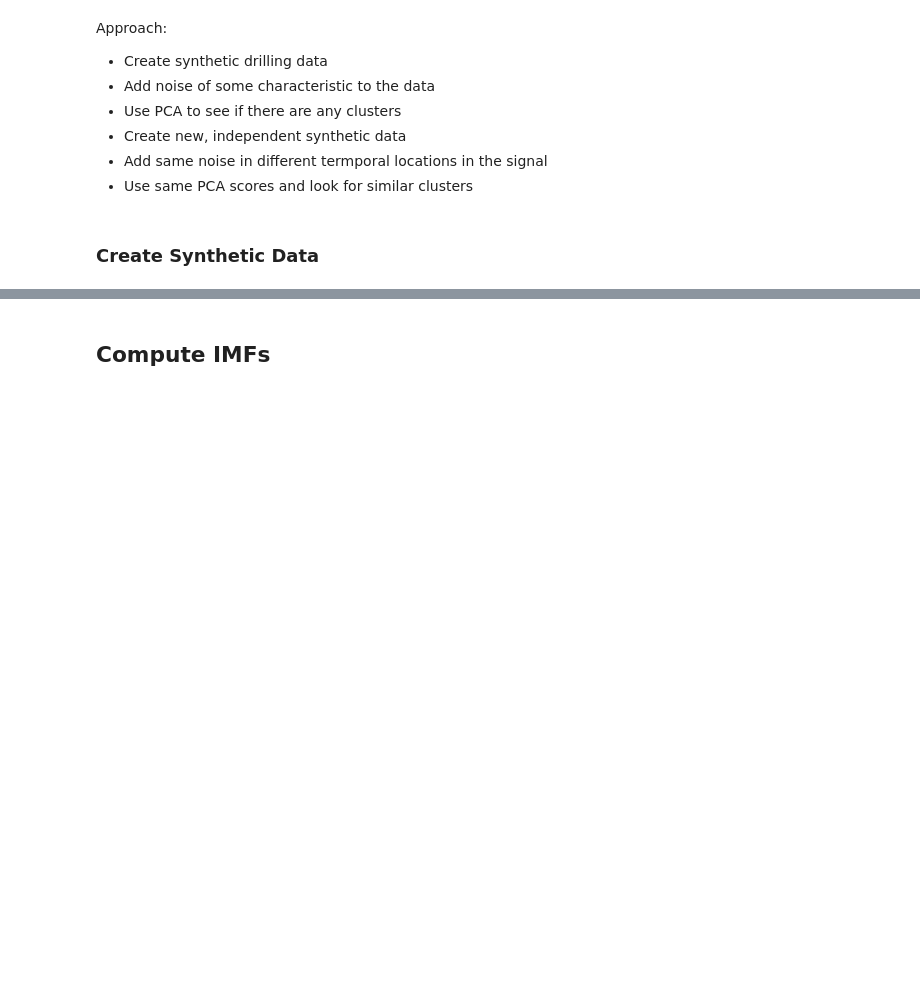
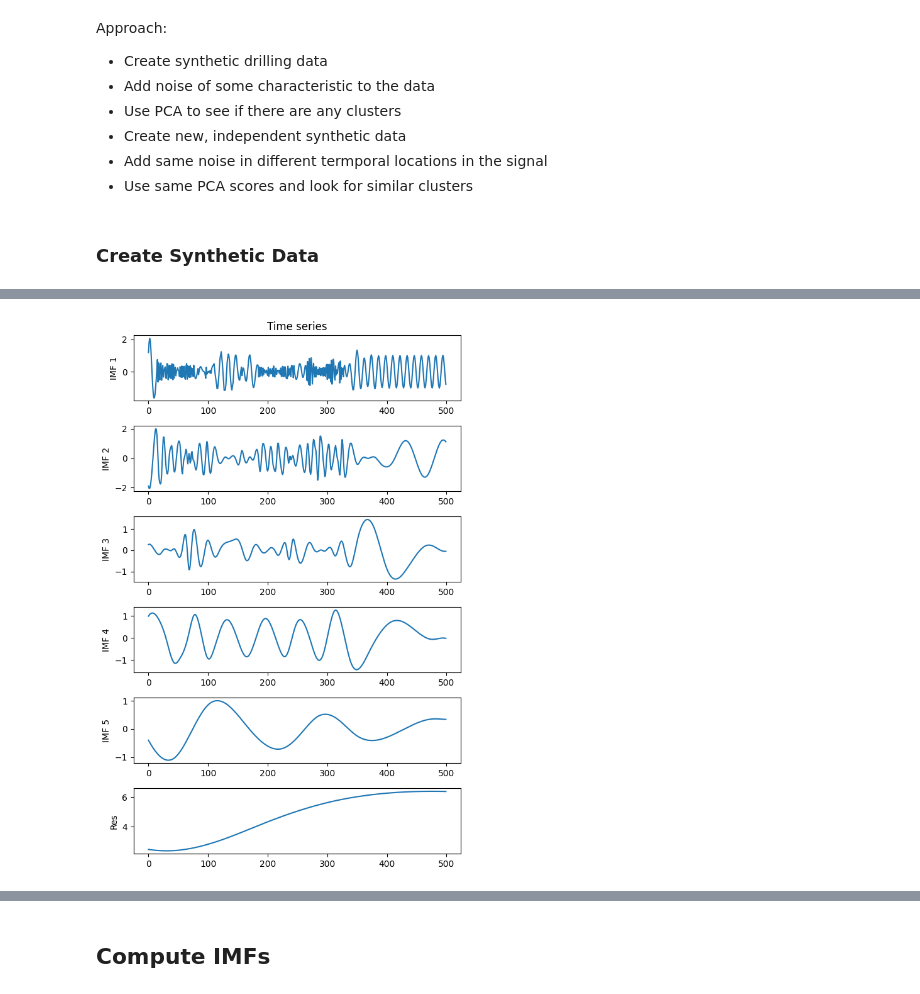
Before and after one commit to emilhaugstvedt/sparsity, a Jupyter notebook: pre_thesis/feature_extraction_drilling/feature_extraction_synthetic.ipynb, the cells around one changed output, grey strips where cells are left out. Saved outputs shown, nothing was run; the diff lists cells and outputs as text; code cells hidden in the pictures; blank space fills up the shorter version.

```diff
--- a/pre_thesis/feature_extraction_drilling/feature_extraction_synthetic.ipynb
+++ b/pre_thesis/feature_extraction_drilling/feature_extraction_synthetic.ipynb
@@ -34,0 +55,9 @@ plt.legend()
+# %%
+from PyEMD import EMD, Visualisation
+
+emd = EMD()
+IMFs = emd(y_noise)
+# %%
+Visualisation(emd).plot_imfs()
+# %% [output]
+[figure, added]
```
Also changed, not shown: parts of 20 cells of this notebook.
